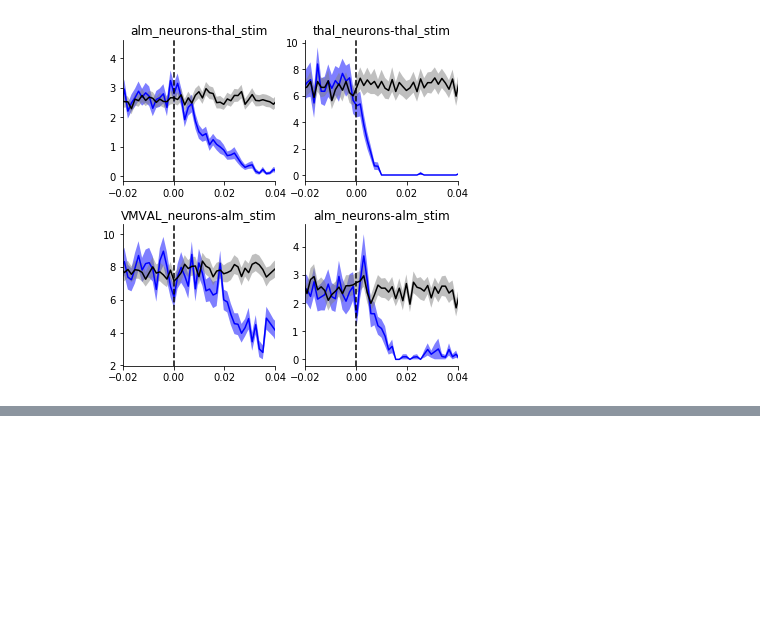
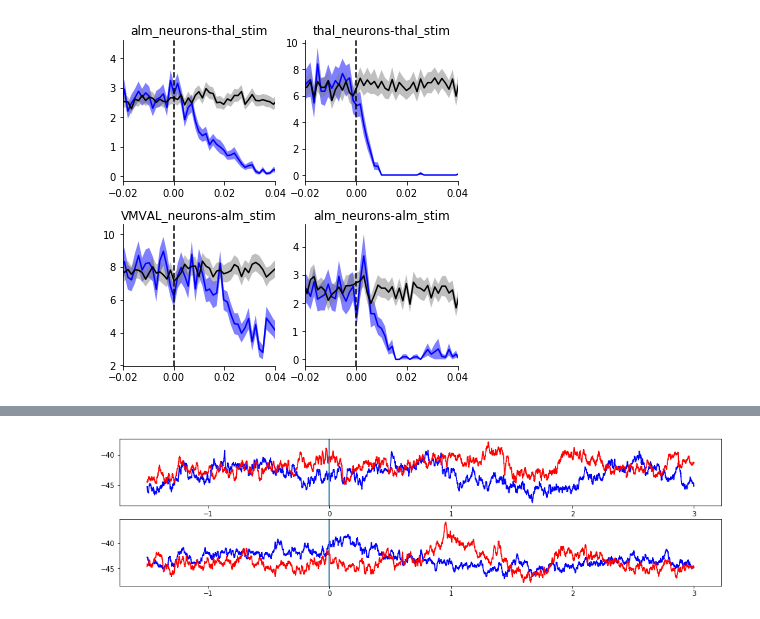
Before and after one commit to datajoint-company/DJ-NWB-Guo-Inagaki-2017, a Jupyter notebook: notebooks/guo-inagaki-2017_DataJoint_example.ipynb, the cells around one changed output, grey strips where cells are left out. Saved outputs shown, nothing was run; the diff lists cells and outputs as text; code cells hidden in the pictures; blank space fills up the shorter version.

```diff
--- a/notebooks/guo-inagaki-2017_DataJoint_example.ipynb
+++ b/notebooks/guo-inagaki-2017_DataJoint_example.ipynb
@@ -383,0 +407,22 @@ for s, ax in zip(population_spikes.keys(), axs.flatten()):
+# %%
+cell_mp_stim_L = np.vstack([c[:len(tvec)] for c in cell_mp_stim_L.fetch('segmented_mp_wo_spike')])
+cell_mp_stim_R = np.vstack([c[:len(tvec)] for c in cell_mp_stim_R.fetch('segmented_mp_wo_spike')])
+# %%
+cell_mp_ctrl = (intracellular.TrialSegmentedMembranePotential * acquisition.TrialSet.Trial
+                  & cell_key & seg_param_key & ctrl_trial_cond)
+# %%
+cell_mp_ctrl_L = cell_mp_ctrl & 'trial_type = "lick left"'
+cell_mp_ctrl_R = cell_mp_ctrl & 'trial_type = "lick right"'
+# %%
+cell_mp_ctrl_L = np.vstack([c[:len(tvec)] for c in cell_mp_ctrl_L.fetch('segmented_mp_wo_spike')])
+cell_mp_ctrl_R = np.vstack([c[:len(tvec)] for c in cell_mp_ctrl_R.fetch('segmented_mp_wo_spike')])
+# %%
+fig, axs = plt.subplots(2, 1, figsize=(16, 4))
+axs[0].plot(tvec, cell_mp_stim_R.mean(axis=0), 'b')
+axs[0].plot(tvec, cell_mp_stim_L.mean(axis=0), 'r')
+axs[1].plot(tvec, cell_mp_ctrl_R.mean(axis=0), 'b')
+axs[1].plot(tvec, cell_mp_ctrl_L.mean(axis=0), 'r')
+for ax in axs:
+    ax.axvline(x=0)
+# %% [output]
+[figure, added]
```
Also changed, not shown: parts of 21 cells of this notebook, 1 other file.
